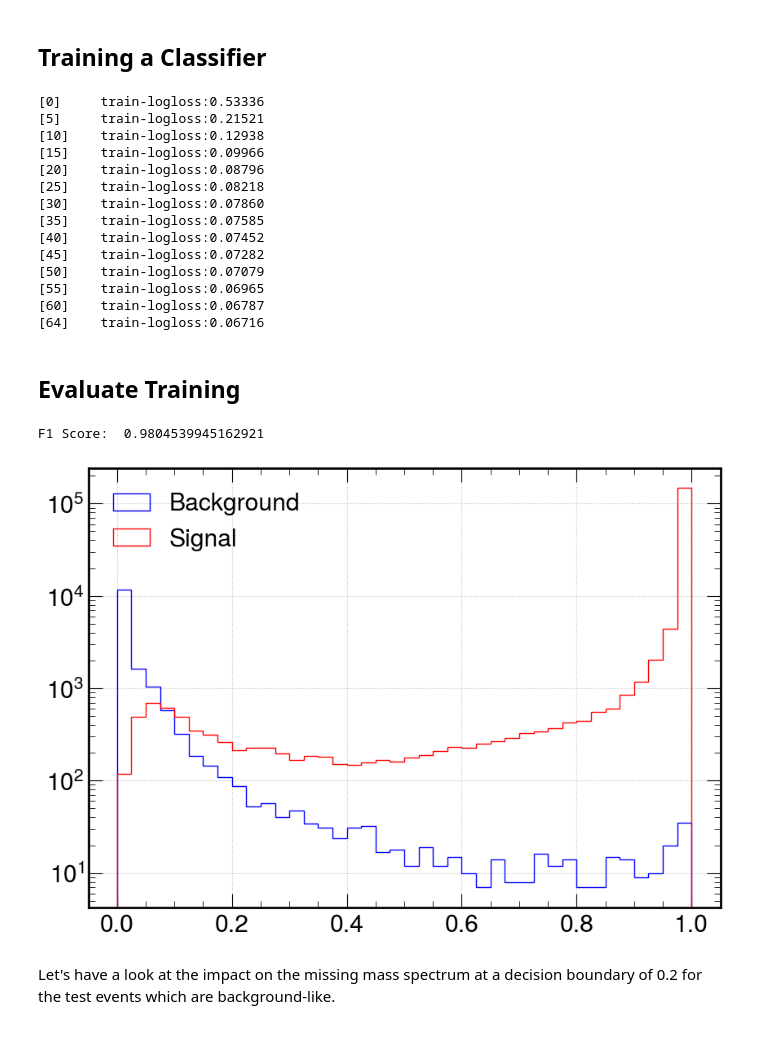
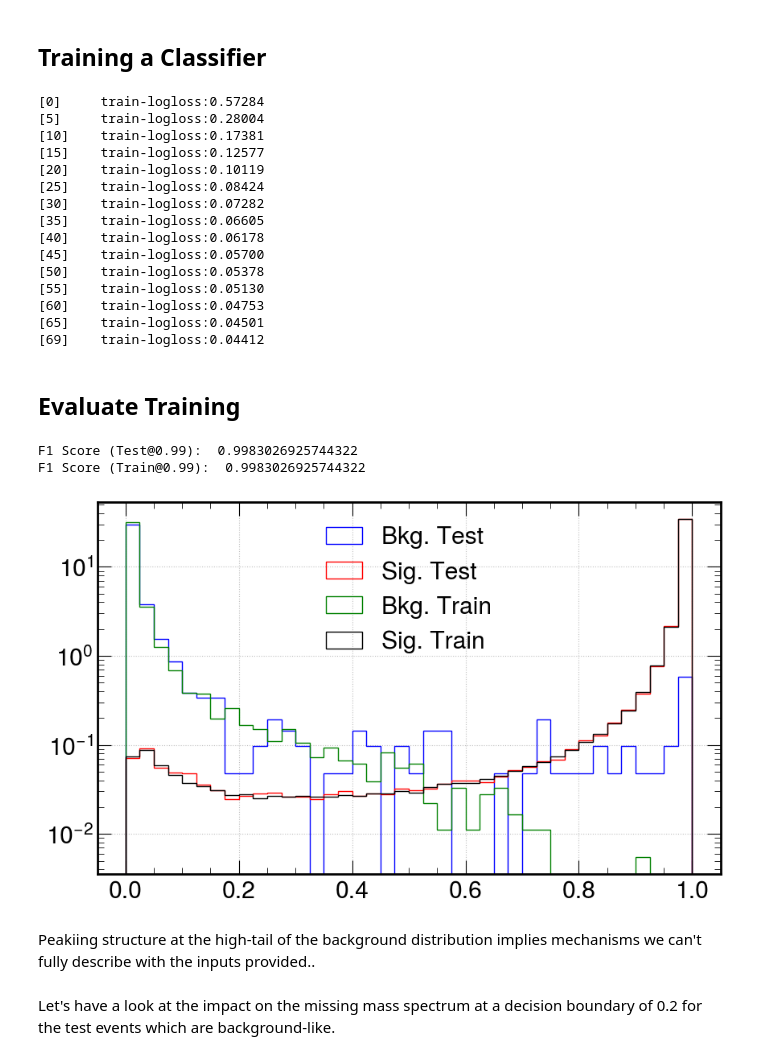
Before and after one commit to ChandlerKenworthy/Upstream, a Jupyter notebook: TrainModel.ipynb, the cells around one changed output. Saved outputs shown, nothing was run; the diff lists cells and outputs as text; code cells hidden in the pictures.

Commit message:
Progress studies using Kaon variables

```diff
--- a/TrainModel.ipynb
+++ b/TrainModel.ipynb
@@ -70,0 +96,3 @@ X_train, X_test, y_train, y_test = train_test_split(df.drop("isSignal"), df["isS
+# %%
+# Add special features to df
+df = df.with_columns(pl.lit(np.sqrt((df['straw1x']**2 + df['straw1y']**2)) - np.sqrt((df['gtk3x']**2 + df['gtk3y']**2))).alias('drs1gtk3'))
@@ -74,11 +133,9 @@ classes_weights = class_weight.compute_class_weight(class_weight="balanced", cla
 weights = np.array([classes_weights[sampleClass] for sampleClass in y_train])
 # %%
 # Add new features to the list of features
-features.append("pprich")
+features += ["pKaon", "gtk3x", "gtk3y"] # "pprich", "pKaon", "gtk3x", "gtk3y" drs1gtk3
 #features.append("dmm2nom")
 #features.append("dmm2rich")
 #features += ["ngtkhits"]
-# Baseline 7 = +ktag + gtk
-# baseline 8 = +gtk
-features
+print(features)
 # %% [output]
@@ -124,7 +149,7 @@ dtrain = xgb.DMatrix(X_train[features].to_numpy(), label=y_train.to_numpy(), wei
 params = {
     'objective': 'binary:logistic',
     'eval_metric': 'logloss',
-    'learning_rate': 0.2,
+    'learning_rate': 0.15, # should probably drop this slightly and move to increase boosting rounds
     'max_depth': 6,
     'reg_alpha': 1,
     'reg_lambda': 1,
@@ -132,22 +157,23 @@ params = {
 }
 
 # Train the XGBoost model
-num_round = 65
+num_round = 70 # About 55-75 seems like the sweetspot
 evals = [(dtrain, 'train')]
 model = xgb.train(params, dtrain, num_round, evals=evals, verbose_eval=5, early_stopping_rounds=5)
 # %% [output]
-[0]     train-logloss:0.53336
-[5]     train-logloss:0.21521
-[10]    train-logloss:0.12938
-[15]    train-logloss:0.09966
-[20]    train-logloss:0.08796
-[25]    train-logloss:0.08218
-[30]    train-logloss:0.07860
-[35]    train-logloss:0.07585
-[40]    train-logloss:0.07452
-[45]    train-logloss:0.07282
-[50]    train-logloss:0.07079
-[55]    train-logloss:0.06965
-[60]    train-logloss:0.06787
-[64]    train-logloss:0.06716
+[0]     train-logloss:0.57284
+[5]     train-logloss:0.28004
+[10]    train-logloss:0.17381
+[15]    train-logloss:0.12577
+[20]    train-logloss:0.10119
+[25]    train-logloss:0.08424
+[30]    train-logloss:0.07282
+[35]    train-logloss:0.06605
+[40]    train-logloss:0.06178
+[45]    train-logloss:0.05700
+[50]    train-logloss:0.05378
+[55]    train-logloss:0.05130
+[60]    train-logloss:0.04753
+[65]    train-logloss:0.04501
+[69]    train-logloss:0.04412
 # %%
@@ -156,26 +182,32 @@ model.save_model("models/deep1.xgb")
 ## Evaluate Training
 # %%
 model = Booster()
-model.load_model("models/deep1.xgb")
+model.load_model("models/kaon4.xgb")
-# %%
-predictions = model.predict(xgb.DMatrix(X_test[features].to_numpy().astype(np.float64)))
-f1 = f1_score(y_test.to_numpy().astype(np.float64), predictions > 0.01)
-print("F1 Score: ", f1)
-# %% [output]
-F1 Score:  0.9804539945162921
 # %%
 pred_proba_test = model.predict(xgb.DMatrix(X_test[features].to_numpy().astype(np.float64)))
 pred_proba_train = model.predict(xgb.DMatrix(X_train[features].to_numpy().astype(np.float64)))
+# %%
+f1_test = f1_score(y_test.to_numpy().astype(np.float64), pred_proba_test > 0.03)
+f1_train = f1_score(y_train.to_numpy().astype(np.float64), pred_proba_train > 0.03)
+print("F1 Score (Test@0.99): ", f1_test)
+print("F1 Score (Train@0.99): ", f1_test)
+# %% [output]
+F1 Score (Test@0.99):  0.9983026925744322
+F1 Score (Train@0.99):  0.9983026925744322
 # %%
-plt.figure(figsize=(10, 7))
-plt.hist(pred_proba_test[y_test == 0], bins=np.linspace(0, 1, 41), histtype='step', label='Background', color='b')
-plt.hist(pred_proba_test[y_test == 1], bins=np.linspace(0, 1, 41), histtype='step', label='Signal', color='r')
+plt.figure(figsize=(10, 6))
+plt.hist(pred_proba_test[y_test == 0], bins=np.linspace(0,1,41), histtype='step', label='Bkg. Test', color='b', density=True)
+plt.hist(pred_proba_test[y_test == 1], bins=np.linspace(0,1,41), histtype='step', label='Sig. Test', color='r', density=True)
+plt.hist(pred_proba_train[y_train == 0], bins=np.linspace(0,1,41), histtype='step', label='Bkg. Train', color='g', density=True)
+plt.hist(pred_proba_train[y_train == 1], bins=np.linspace(0,1,41), histtype='step', label='Sig. Train', color='k', density=True)
 plt.legend()
 plt.yscale('log')
 plt.grid()
 plt.show()
 # %% [output]
-[figure, old version]
+[figure, new version]
+# %% [markdown]
+Peakiing structure at the high-tail of the background distribution implies mechanisms we can't fully describe with the inputs provided..
 # %% [markdown]
 Let's have a look at the impact on the missing mass spectrum at a decision boundary of 0.2 for the test events which are background-like.
 # %%
```
Also changed, not shown: parts of 67 cells of this notebook, 3 other files.
